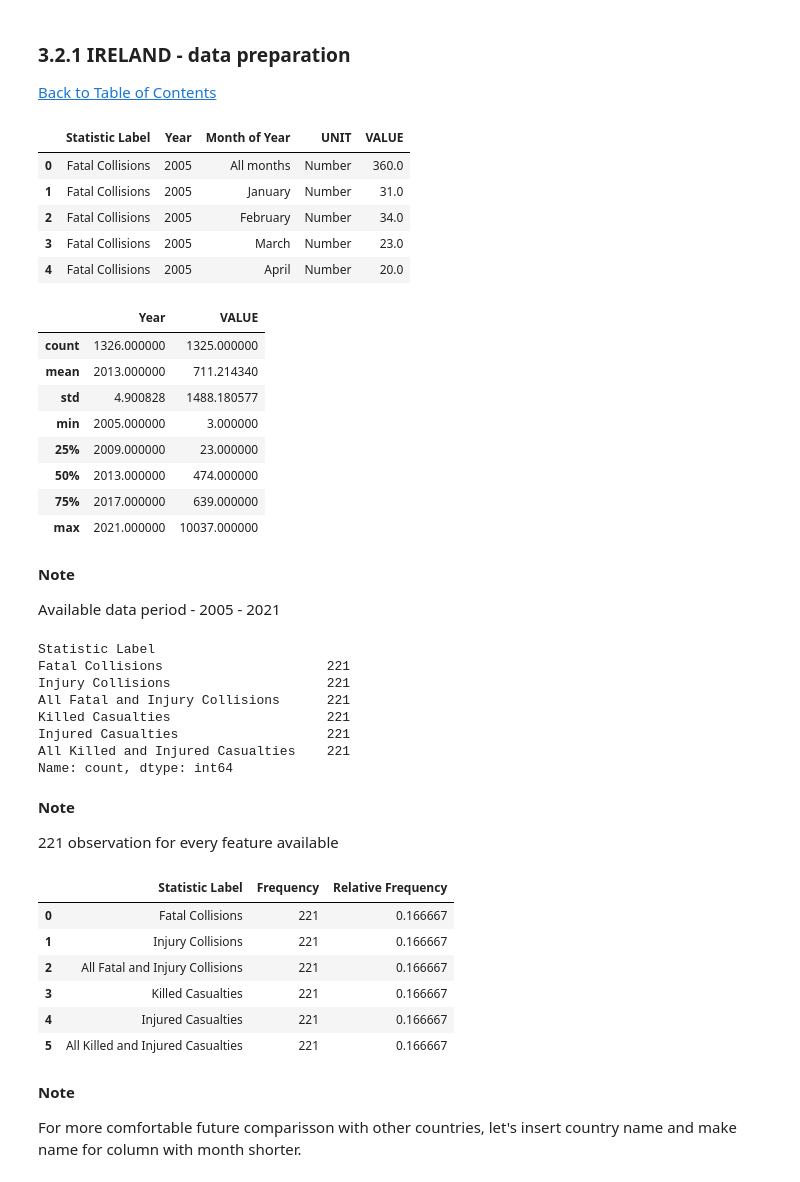
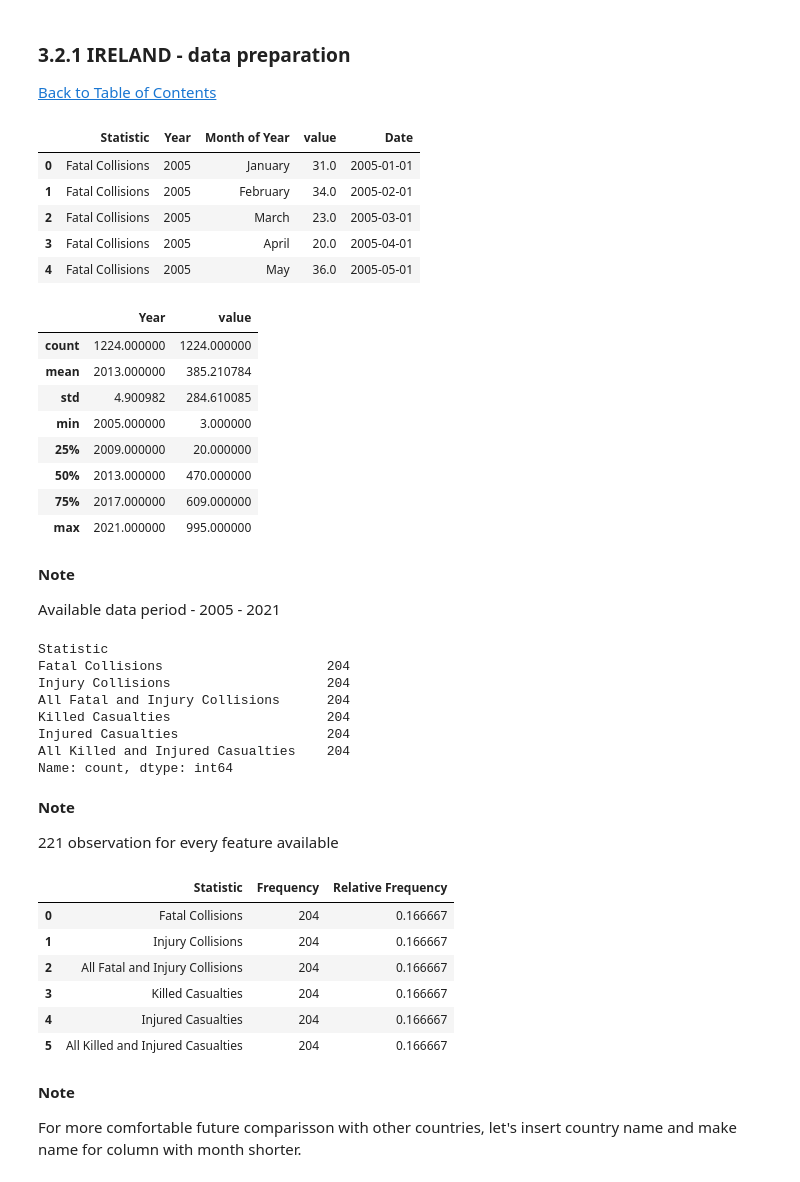
Before and after one commit to Natidhcp/CCT_MSc_DA_CA2, a Jupyter notebook: CA2.ipynb, the cells around one changed output. Saved outputs shown, nothing was run; the diff lists cells and outputs as text; code cells hidden in the pictures.

```diff
--- a/CA2.ipynb
+++ b/CA2.ipynb
@@ -2149,41 +2514,43 @@ Thus we can compare:
 [Back to Table of Contents](#0.1)
 # %%
 #Loading already saved file into a dataframe
-df_ie = pd.read_csv('safety_ie.csv')
+df_ie = pd.read_csv('safety_ireland.csv')
 df_ie.head()
 # %% [output]
-|  | Statistic Label | Year | Month of Year | UNIT | VALUE |
-| 0 | Fatal Collisions | 2005 | All months | Number | 360.0 |
-| 1 | Fatal Collisions | 2005 | January | Number | 31.0 |
-| 2 | Fatal Collisions | 2005 | February | Number | 34.0 |
-| 3 | Fatal Collisions | 2005 | March | Number | 23.0 |
-| 4 | Fatal Collisions | 2005 | April | Number | 20.0 |
+|  | Statistic | Year | Month of Year | value | Date |
+| 0 | Fatal Collisions | 2005 | January | 31.0 | 2005-01-01 |
+| 1 | Fatal Collisions | 2005 | February | 34.0 | 2005-02-01 |
+| 2 | Fatal Collisions | 2005 | March | 23.0 | 2005-03-01 |
+| 3 | Fatal Collisions | 2005 | April | 20.0 | 2005-04-01 |
+| 4 | Fatal Collisions | 2005 | May | 36.0 | 2005-05-01 |
 # %%
+# Display descriptive statistics summarizing the DataFrame 'df_ie'
 df_ie.describe()
 # %% [output]
-|  | Year | VALUE |
-| count | 1326.000000 | 1325.000000 |
-| mean | 2013.000000 | 711.214340 |
-| std | 4.900828 | 1488.180577 |
+|  | Year | value |
+| count | 1224.000000 | 1224.000000 |
+| mean | 2013.000000 | 385.210784 |
+| std | 4.900982 | 284.610085 |
 | min | 2005.000000 | 3.000000 |
-| 25% | 2009.000000 | 23.000000 |
-| 50% | 2013.000000 | 474.000000 |
-| 75% | 2017.000000 | 639.000000 |
-| max | 2021.000000 | 10037.000000 |
+| 25% | 2009.000000 | 20.000000 |
+| 50% | 2013.000000 | 470.000000 |
+| 75% | 2017.000000 | 609.000000 |
+| max | 2021.000000 | 995.000000 |
 # %% [markdown]
 **Note**
 
 Available data period - 2005 - 2021
 # %%
-df_ie['Statistic Label'].value_counts()
+# Count occurrences of each unique value in the 'Statistic' column of DataFrame 'df_ie'
+df_ie['Statistic'].value_counts()
 # %% [output]
-Statistic Label
-Fatal Collisions                     221
-Injury Collisions                    221
-All Fatal and Injury Collisions      221
-Killed Casualties                    221
-Injured Casualties                   221
-All Killed and Injured Casualties    221
+Statistic
+Fatal Collisions                     204
+Injury Collisions                    204
+All Fatal and Injury Collisions      204
+Killed Casualties                    204
+Injured Casualties                   204
+All Killed and Injured Casualties    204
 Name: count, dtype: int64
 # %% [markdown]
 **Note**
@@ -2191,22 +2558,22 @@ Name: count, dtype: int64
 221 observation for every feature available
 # %%
 #We count the values
-value_counts = df_ie['Statistic Label'].value_counts()
+value_counts = df_ie['Statistic'].value_counts()
 relative_frequencies = value_counts / len(df_ie)
 # %%
 #We create the subtable to find the relative frequency
-subtable = pd.DataFrame({'Statistic Label': value_counts.index,
+subtable = pd.DataFrame({'Statistic': value_counts.index,
                          'Frequency': value_counts.values,
                          'Relative Frequency': relative_frequencies.values})
 subtable
 # %% [output]
-|  | Statistic Label | Frequency | Relative Frequency |
-| 0 | Fatal Collisions | 221 | 0.166667 |
-| 1 | Injury Collisions | 221 | 0.166667 |
-| 2 | All Fatal and Injury Collisions | 221 | 0.166667 |
-| 3 | Killed Casualties | 221 | 0.166667 |
-| 4 | Injured Casualties | 221 | 0.166667 |
-| 5 | All Killed and Injured Casualties | 221 | 0.166667 |
+|  | Statistic | Frequency | Relative Frequency |
+| 0 | Fatal Collisions | 204 | 0.166667 |
+| 1 | Injury Collisions | 204 | 0.166667 |
+| 2 | All Fatal and Injury Collisions | 204 | 0.166667 |
+| 3 | Killed Casualties | 204 | 0.166667 |
+| 4 | Injured Casualties | 204 | 0.166667 |
+| 5 | All Killed and Injured Casualties | 204 | 0.166667 |
 # %% [markdown]
 **Note**
 
```
Also changed, not shown: parts of 134 cells of this notebook.
